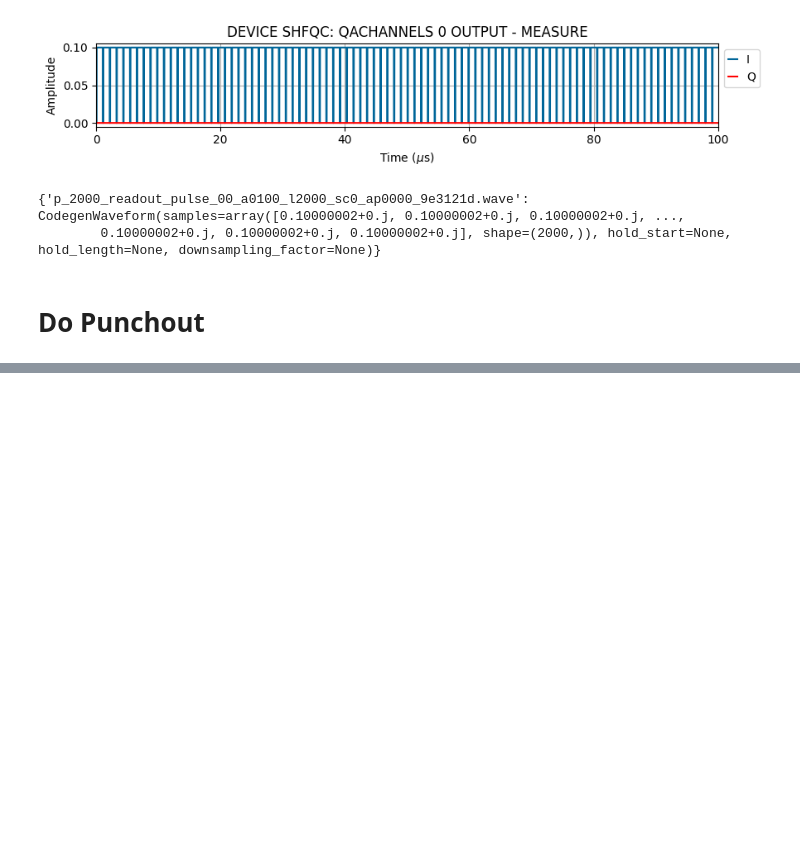
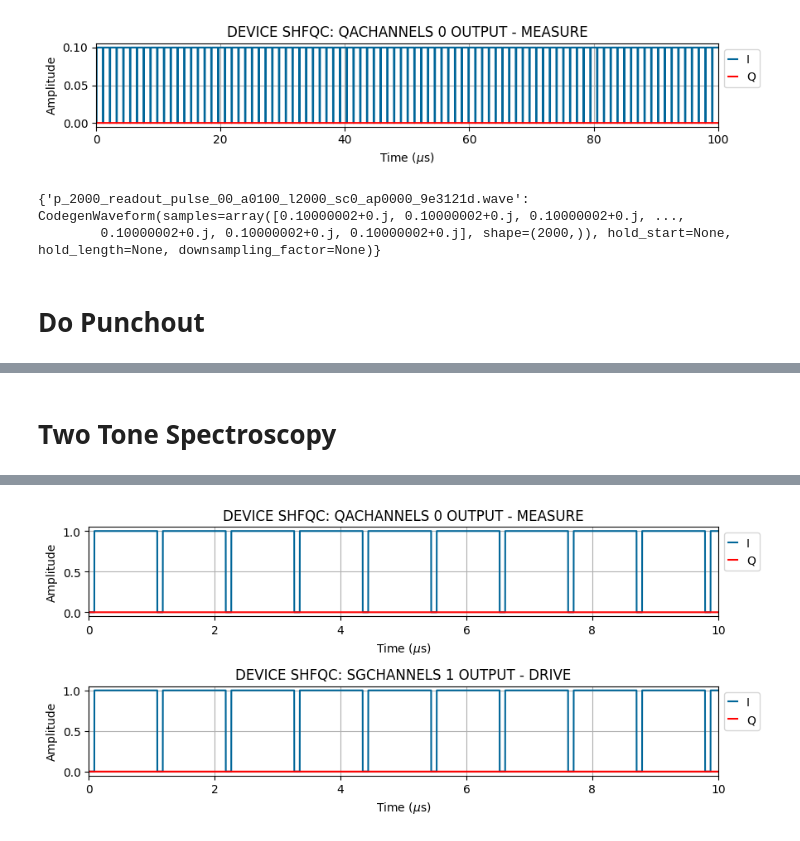
Before and after one commit to Harrbit/Qubit_Design, a Jupyter notebook: measurements/basic_characterization/BasicCharacterizationExp.ipynb, the cells around one changed output, grey strips where cells are left out. Drawn from its saved outputs; the diff is of its cells as text; code cells hidden in the pictures; blank space fills up the shorter version.

```diff
--- a/measurements/basic_characterization/BasicCharacterizationExp.ipynb
+++ b/measurements/basic_characterization/BasicCharacterizationExp.ipynb
@@ -135,0 +124,7 @@ plot_simulation(instance_QubitSpec.compiled_exp_instance, 0, 20e-6)
+# %% [markdown]
+# Two Tone Spectroscopy
+# %%
+instance_TwoToneSpec = TwoToneSpec()
+data_TwoToneSpec = instance_TwoToneSpec.run_experiment()
+plot_simulation(instance_TwoToneSpec.compiled_exp_instance, 0, 10e-6)
+# %% [output]
@@ -135,0 +148 @@ plot_simulation(instance_QubitSpec.compiled_exp_instance, 0, 20e-6)
+[figure, added]
```
Also changed, not shown: parts of 6 cells of this notebook, 4 other files.
